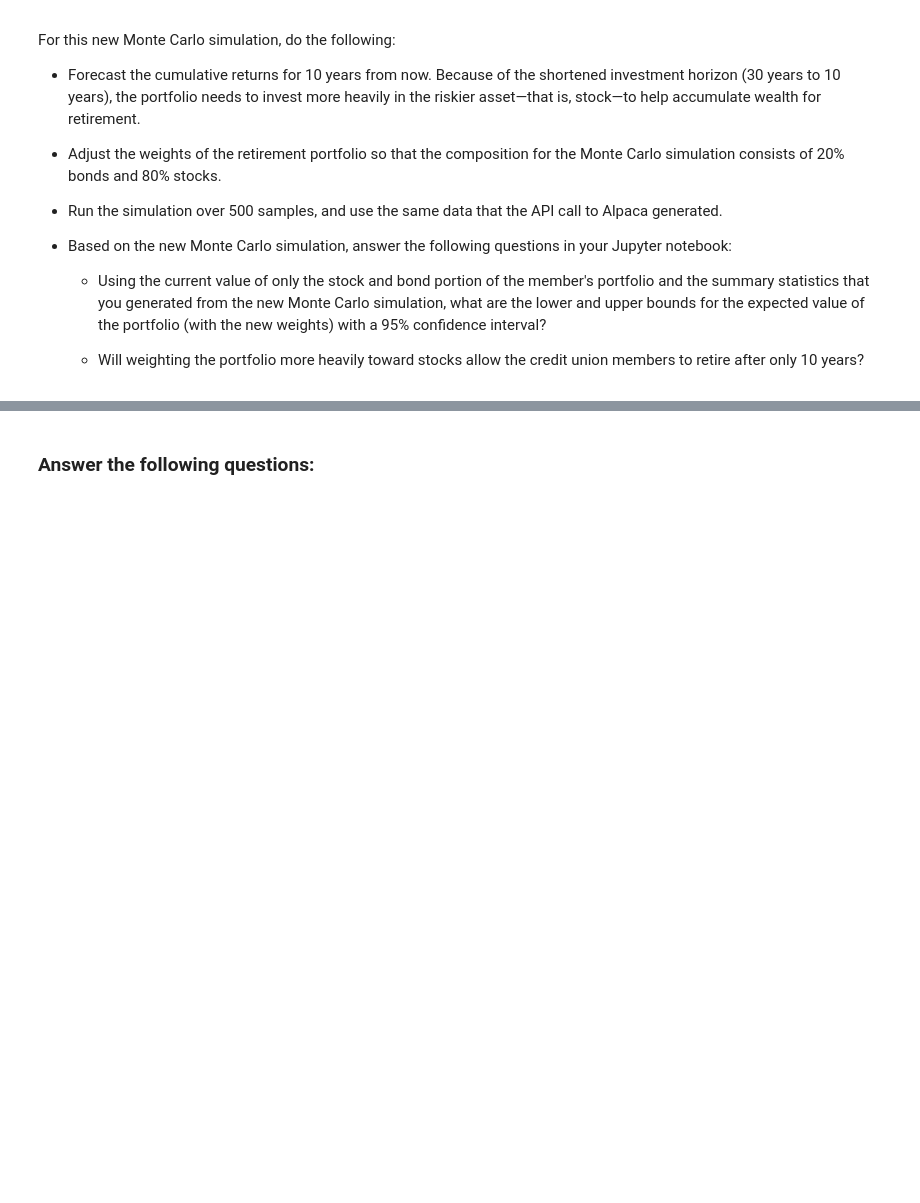
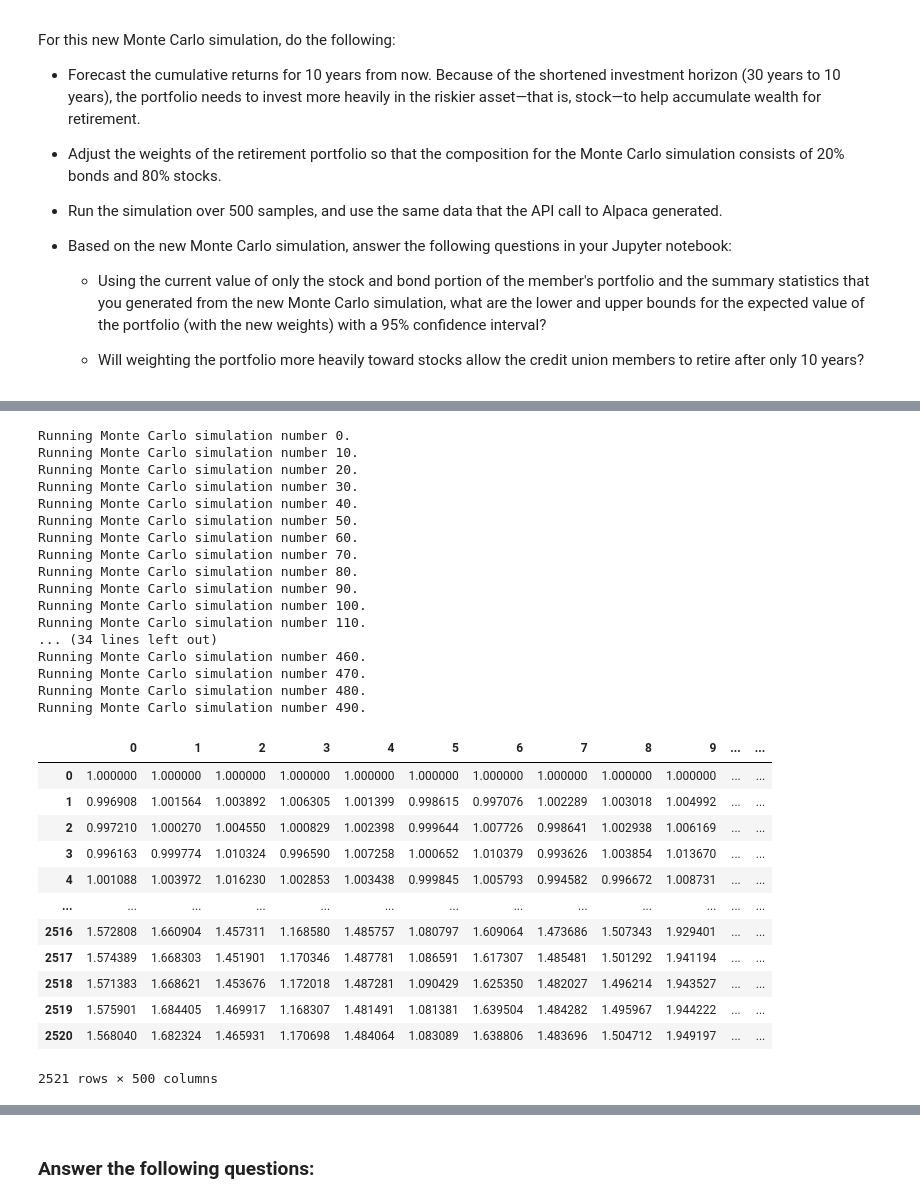
Before and after one commit to kian48/fintechchalleng5, a Jupyter notebook: Starter_Code-6/financial_planning_tools.ipynb, the cells around one changed output, grey strips where cells are left out. Cells and saved outputs as stored; diff of their text form; code cells hidden in the pictures; blank space fills up the shorter version.

Commit message:
monte carlo sims

```diff
--- a/Starter_Code-6/financial_planning_tools.ipynb
+++ b/Starter_Code-6/financial_planning_tools.ipynb
@@ -593,6 +611,37 @@ For this new Monte Carlo simulation, do the following:
 # %%
 # Run the Monte Carlo simulation to forecast 10 years cumulative returns
-# YOUR CODE HERE
+MC_portfolio_10.calc_cumulative_return()
+# %% [output]
+Running Monte Carlo simulation number 0.
+Running Monte Carlo simulation number 10.
+Running Monte Carlo simulation number 20.
+Running Monte Carlo simulation number 30.
+Running Monte Carlo simulation number 40.
+Running Monte Carlo simulation number 50.
+Running Monte Carlo simulation number 60.
+Running Monte Carlo simulation number 70.
+Running Monte Carlo simulation number 80.
+Running Monte Carlo simulation number 90.
+Running Monte Carlo simulation number 100.
+Running Monte Carlo simulation number 110.
+... (34 lines left out)
+Running Monte Carlo simulation number 460.
+Running Monte Carlo simulation number 470.
+Running Monte Carlo simulation number 480.
+Running Monte Carlo simulation number 490.
+|  | 0 | 1 | 2 | 3 | 4 | 5 | 6 | 7 | 8 | 9 | ... | ... |
+| 0 | 1.000000 | 1.000000 | 1.000000 | 1.000000 | 1.000000 | 1.000000 | 1.000000 | 1.000000 | 1.000000 | 1.000000 | ... | ... |
+| 1 | 0.996908 | 1.001564 | 1.003892 | 1.006305 | 1.001399 | 0.998615 | 0.997076 | 1.002289 | 1.003018 | 1.004992 | ... | ... |
+| 2 | 0.997210 | 1.000270 | 1.004550 | 1.000829 | 1.002398 | 0.999644 | 1.007726 | 0.998641 | 1.002938 | 1.006169 | ... | ... |
+| 3 | 0.996163 | 0.999774 | 1.010324 | 0.996590 | 1.007258 | 1.000652 | 1.010379 | 0.993626 | 1.003854 | 1.013670 | ... | ... |
+| 4 | 1.001088 | 1.003972 | 1.016230 | 1.002853 | 1.003438 | 0.999845 | 1.005793 | 0.994582 | 0.996672 | 1.008731 | ... | ... |
+| ... | ... | ... | ... | ... | ... | ... | ... | ... | ... | ... | ... | ... |
+| 2516 | 1.572808 | 1.660904 | 1.457311 | 1.168580 | 1.485757 | 1.080797 | 1.609064 | 1.473686 | 1.507343 | 1.929401 | ... | ... |
+| 2517 | 1.574389 | 1.668303 | 1.451901 | 1.170346 | 1.487781 | 1.086591 | 1.617307 | 1.485481 | 1.501292 | 1.941194 | ... | ... |
+| 2518 | 1.571383 | 1.668621 | 1.453676 | 1.172018 | 1.487281 | 1.090429 | 1.625350 | 1.482027 | 1.496214 | 1.943527 | ... | ... |
+| 2519 | 1.575901 | 1.684405 | 1.469917 | 1.168307 | 1.481491 | 1.081381 | 1.639504 | 1.484282 | 1.495967 | 1.944222 | ... | ... |
+| 2520 | 1.568040 | 1.682324 | 1.465931 | 1.170698 | 1.484064 | 1.083089 | 1.638806 | 1.483696 | 1.504712 | 1.949197 | ... | ... |
+2521 rows × 500 columns
 # %%
 # Visualize the 10-year Monte Carlo simulation by creating an
 # overlay line plot
```
Also changed, not shown: parts of 9 cells of this notebook.
